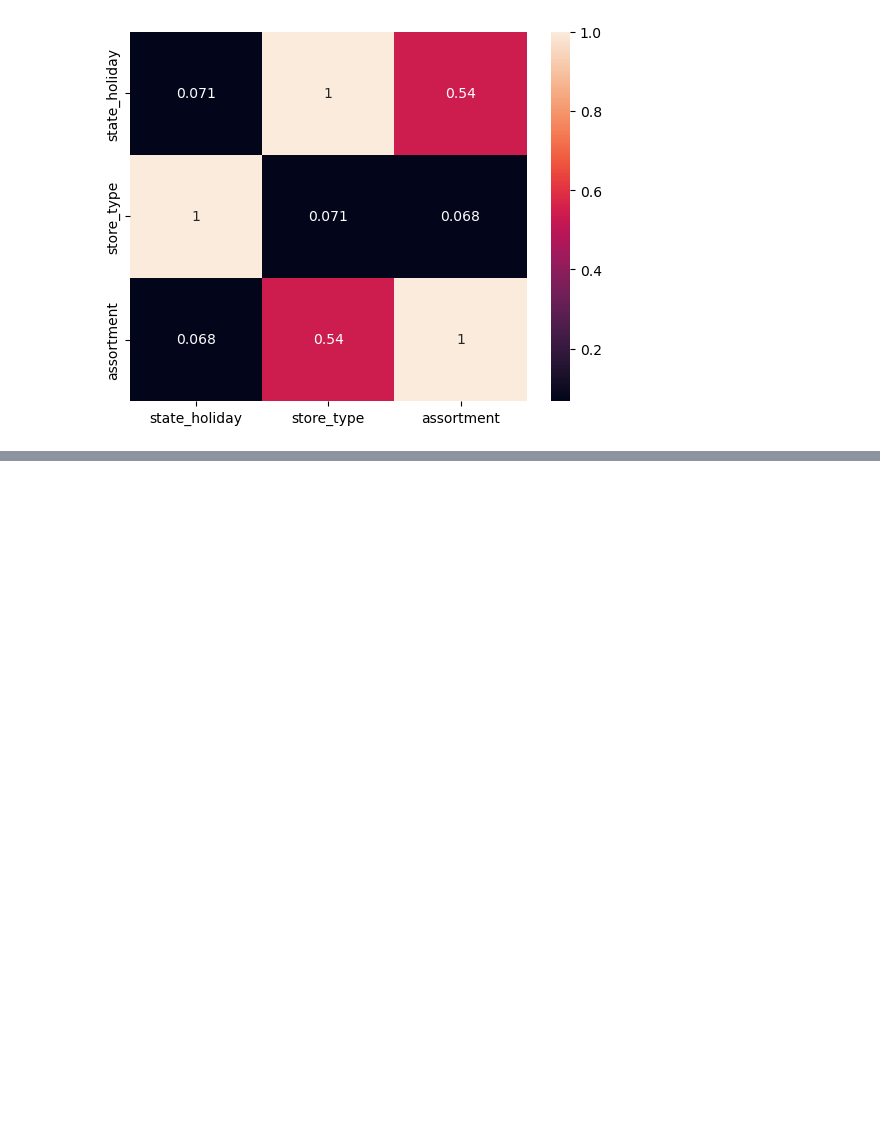
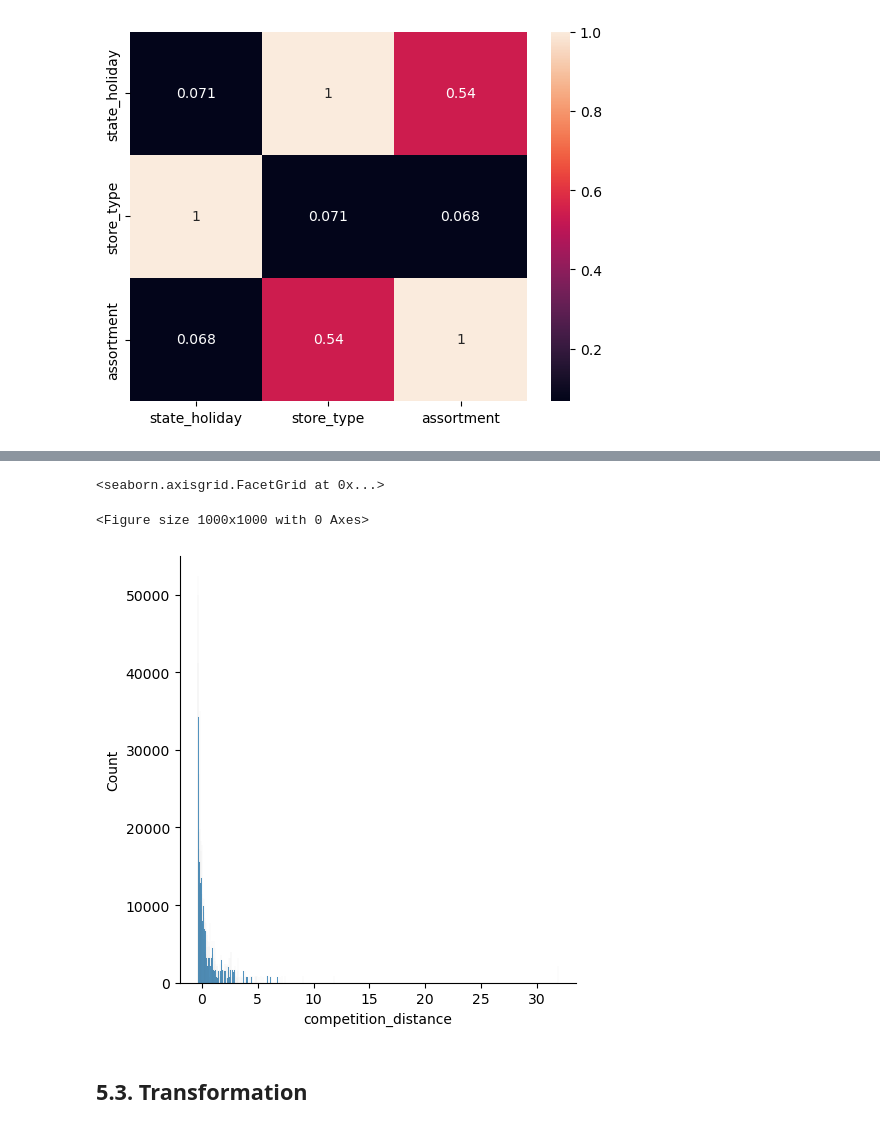
Before and after one commit to brfuhr/rossmann_sales, a Jupyter notebook: 0401store_sales_prediction.ipynb, the cells around one changed output, grey strips where cells are left out. Saved outputs shown, nothing was run; the diff lists cells and outputs as text; code cells hidden in the pictures; blank space fills up the shorter version.

```diff
--- a/0401store_sales_prediction.ipynb
+++ b/0401store_sales_prediction.ipynb
@@ -794,0 +798,2 @@ sns.heatmap(d, annot=True);
+# %%
+df5 = df4.copy()
@@ -794,0 +820,24 @@ sns.heatmap(d, annot=True);
+# %%
+rs = RobustScaler()
+mms = MinMaxScaler()
+
+# competition_distance
+df5['competition_distance'] = rs.fit_transform(df5[['competition_distance']].values)
+
+# competition_time_month
+df5['competition_time_month'] = rs.fit_transform(df5[['competition_time_month']].values)
+
+# promo_time_week
+df5['promo_time_week'] = mms.fit_transform(df5[['promo_time_week']].values)
+
+# year
+df5['year'] = mms.fit_transform(df5[['year']].values)
+# %%
+plt.figure(figsize=(10,10))
+sns.displot(df5['competition_distance'])
+# %% [output]
+<seaborn.axisgrid.FacetGrid at 0x...>
+<Figure size 1000x1000 with 0 Axes>
+[figure, added]
+# %% [markdown]
+## 5.3. Transformation
```
Also changed, not shown: parts of 9 cells of this notebook.
